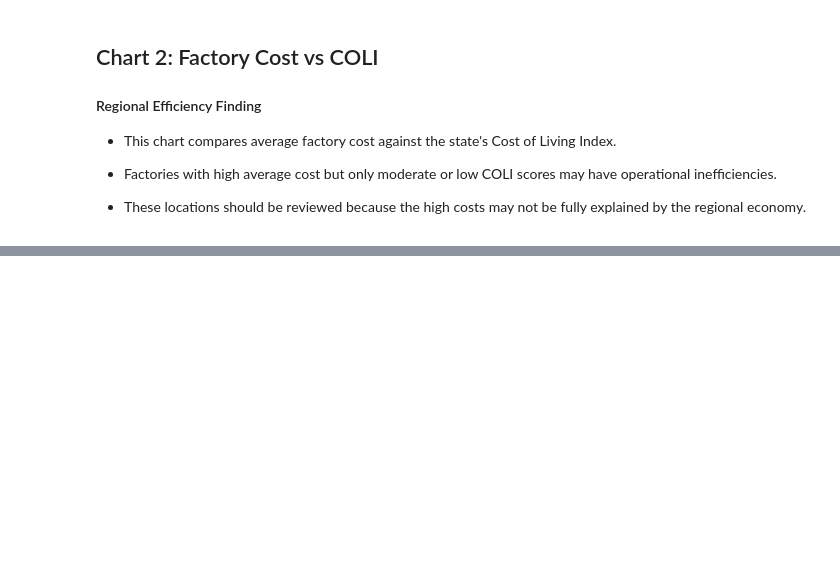
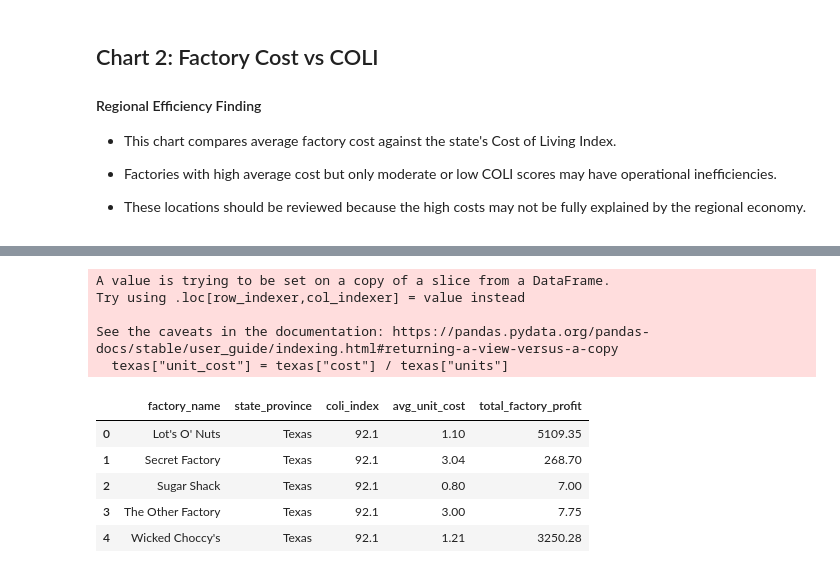
Before and after one commit to meisnerfiona-it/wonka-factory-database-project, a Jupyter notebook: data/clean/Final_Storytelling.ipynb, the cells around one changed output, grey strips where cells are left out. Cells and saved outputs as stored; diff of their text form; code cells hidden in the pictures; blank space fills up the shorter version.

```diff
--- a/data/clean/Final_Storytelling.ipynb
+++ b/data/clean/Final_Storytelling.ipynb
@@ -149,0 +156,18 @@ plt.show()
+# %%
+texas = sales[sales["state_province"] == "Texas"]
+texas["unit_cost"] = texas["cost"] / texas["units"]
+df_texas = texas.groupby(["factory_name", "state_province", "coli_index"], as_index=False).agg(avg_unit_cost=("unit_cost", "mean"),total_factory_profit=("gross_profit", "sum")).round(2)
+
+df_texas
+# %% [output]
+A value is trying to be set on a copy of a slice from a DataFrame.
+Try using .loc[row_indexer,col_indexer] = value instead
+
+See the caveats in the documentation: https://pandas.pydata.org/pandas-docs/stable/user_guide/indexing.html#returning-a-view-versus-a-copy
+  texas["unit_cost"] = texas["cost"] / texas["units"]
+|  | factory_name | state_province | coli_index | avg_unit_cost | total_factory_profit |
+| 0 | Lot's O' Nuts | Texas | 92.1 | 1.10 | 5109.35 |
+| 1 | Secret Factory | Texas | 92.1 | 3.04 | 268.70 |
+| 2 | Sugar Shack | Texas | 92.1 | 0.80 | 7.00 |
+| 3 | The Other Factory | Texas | 92.1 | 3.00 | 7.75 |
+| 4 | Wicked Choccy's | Texas | 92.1 | 1.21 | 3250.28 |
```
Also changed, not shown: parts of 7 cells of this notebook.
